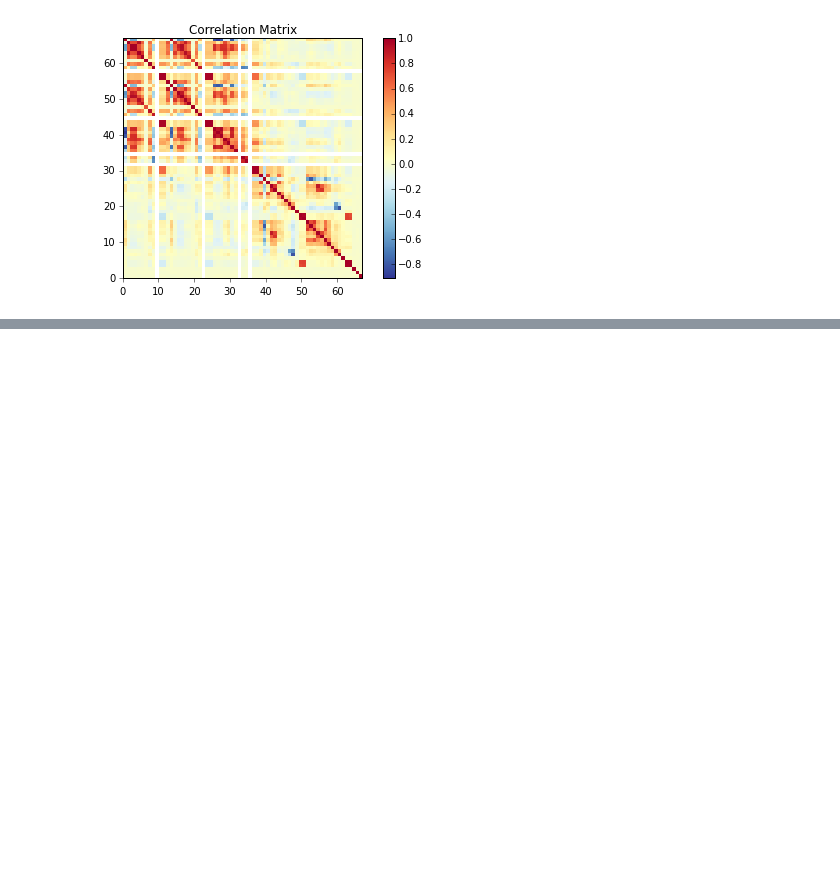
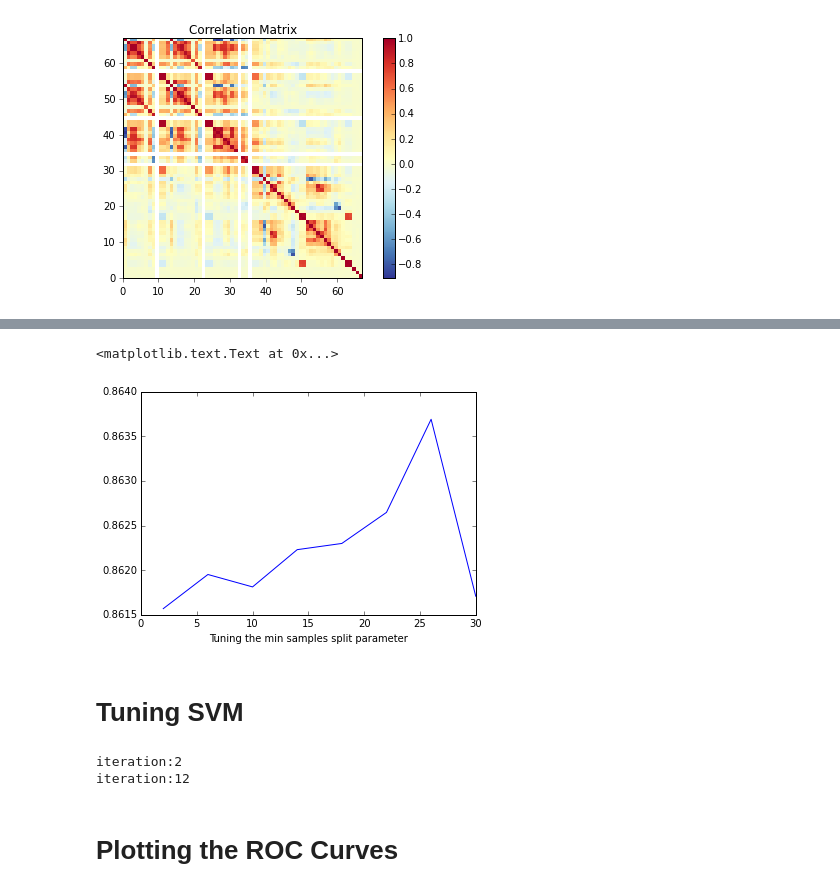
Before and after one commit to kuancheng/STAT215A-LAB4, a Jupyter notebook: code/Lab_4.ipynb, the cells around one changed output, grey strips where cells are left out. Saved outputs shown, nothing was run; the diff lists cells and outputs as text; code cells hidden in the pictures; blank space fills up the shorter version.

```diff
--- a/code/Lab_4.ipynb
+++ b/code/Lab_4.ipynb
@@ -1225,0 +319,3 @@ range(4)
+# %%
+#getting rid of redundant features
+df_train = df_train.ix[:,30:] #cor plot filter
@@ -1225,0 +325,3 @@ range(4)
+# %%
+best_column_features = [37, 35, 36,  0,  4,  5, 25,  1, 23, 26,  7,  8, 33, 34, 22, 31, 24,
+       12, 32, 13]
@@ -1225,0 +393,12 @@ range(4)
+# %%
+forest = random_forest(n_estimators = 500, max_depth=50, min_samples_split = 19, n_jobs =-1)
+a,b,c,d = getROCandAccuracyOfCLF(forest, df_train.ix[:,best_column_features], y_train)
+# %%
+ms_acc = []
+for min_s in range(2,36,4):
+    forest = random_forest(n_estimators = 500, max_depth=50, min_samples_split = min_s, n_jobs =-1)
+    a,b,c,d = getROCandAccuracyOfCLF(forest, df_train.ix[:,best_column_features], y_train)
+    #Predicting
+    a =  np.array(d).mean()
+    ms_acc.append([min_s,float(a)])
+    print 'iteration:' + str(min_s)
@@ -1225,0 +415,8 @@ range(4)
+# %%
+plt.plot(np.array(ms_acc)[:,0],np.array(ms_acc)[:,1])
+plt.xlabel('Tuning the min samples split parameter')
+# %% [output]
+<matplotlib.text.Text at 0x...>
+[figure, added]
+# %% [markdown]
+# Tuning SVM
@@ -1225,0 +476,12 @@ range(4)
+# %%
+msvm_acc = []
+for C_i in range(2,50,10):
+    svm_ = svm.SVC(C = C_i)
+    a,b,c,d = getROCandAccuracyOfCLF(svm_, df_train.ix[:,best_column_features], y_train)
+    #Predicting
+    a =  np.array(d).mean()
+    msvm_acc.append([C_i,float(a)])
+    print 'iteration:' + str(C_i)
+# %% [output]
+iteration:2
+iteration:12
@@ -1225,0 +493,2 @@ range(4)
+# %% [markdown]
+# Plotting the ROC Curves
```
Also changed, not shown: parts of 185 cells of this notebook.
